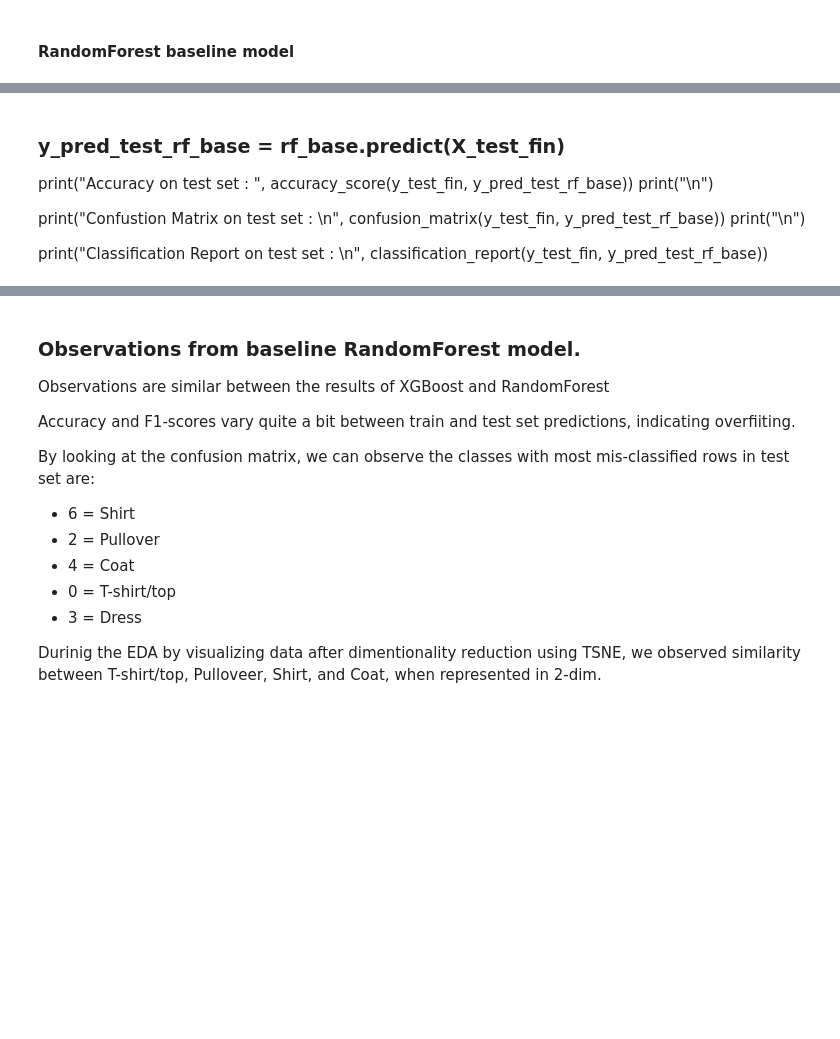
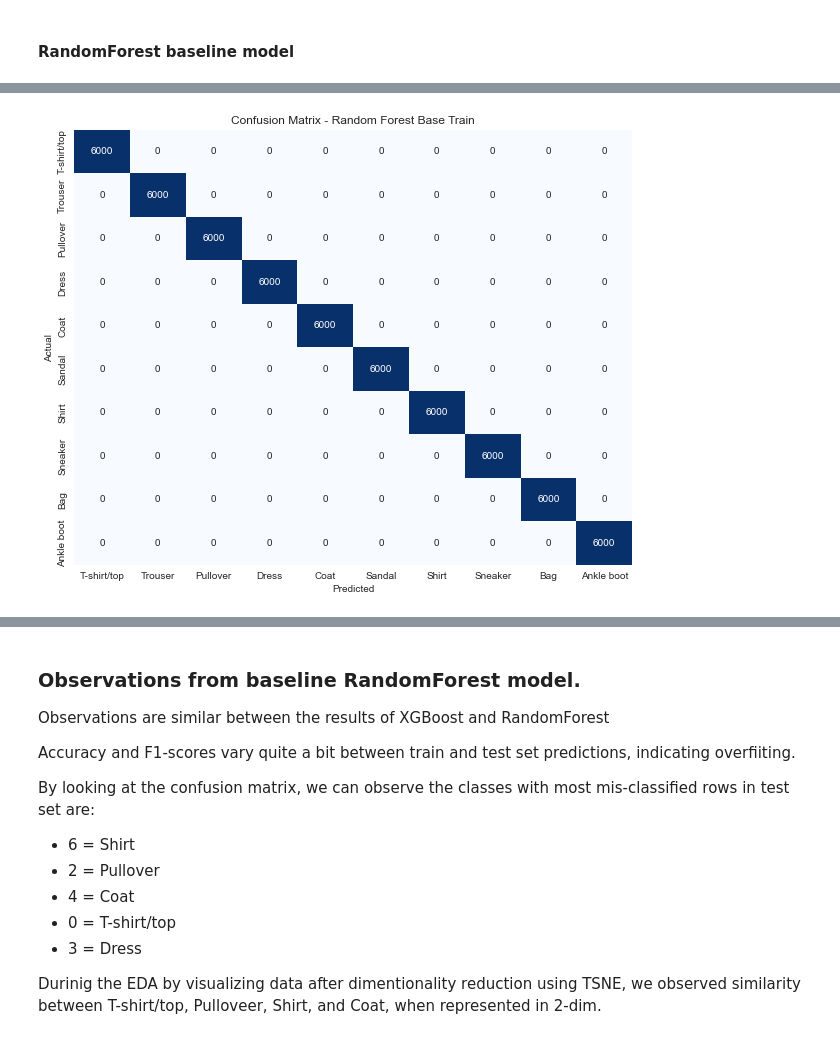
Before and after one commit to ParimiHarsha/FashionMNIST-Classification, a Jupyter notebook: Fashion-MNIST_classification-Bhavya.ipynb, the cells around one changed output, grey strips where cells are left out. Drawn from its saved outputs; the diff is of its cells as text; code cells hidden in the pictures; blank space fills up the shorter version.

```diff
--- a/Fashion-MNIST_classification-Bhavya.ipynb
+++ b/Fashion-MNIST_classification-Bhavya.ipynb
@@ -396,7 +418,8 @@ y_pred_train_rf_base = rf_base.predict(X_train)
 print("Accuracy on train set : ", accuracy_score(y_train, y_pred_train_rf_base))
 print("\n")
 
-print("Confustion Matrix on train set : \n", confusion_matrix(y_train, y_pred_train_rf_base))
+cm_rf_base = confusion_matrix(y_train, y_pred_train_rf_base)
+print("Confustion Matrix on train set : \n", cm_rf_base)
 print("\n")
 
 print("Classification Report on train set : \n", classification_report(y_train, y_pred_train_rf_base))
@@ -424,10 +447,10 @@ weighted avg       1.00      1.00      1.00     60000
-# %% [markdown]
-### y_pred_test_rf_base = rf_base.predict(X_test_fin)
-
-print("Accuracy on test set : ", accuracy_score(y_test_fin, y_pred_test_rf_base))
-print("\n")
-
-print("Confustion Matrix on test set : \n", confusion_matrix(y_test_fin, y_pred_test_rf_base))
-print("\n")
-
-print("Classification Report on test set : \n", classification_report(y_test_fin, y_pred_test_rf_base))
+# %%
+plt.figure(figsize=(10, 8))
+sns.heatmap(cm_rf_base, annot=True, fmt="d", cmap="Blues", cbar=False,
+            xticklabels=labels.values(), yticklabels=labels.values(),)
+plt.xlabel('Predicted')
+plt.ylabel('Actual')
+plt.title('Confusion Matrix - Random Forest Base Train')
+plt.show()
+# %% [output]
+[figure, added]
```
Also changed, not shown: parts of 28 cells of this notebook.
